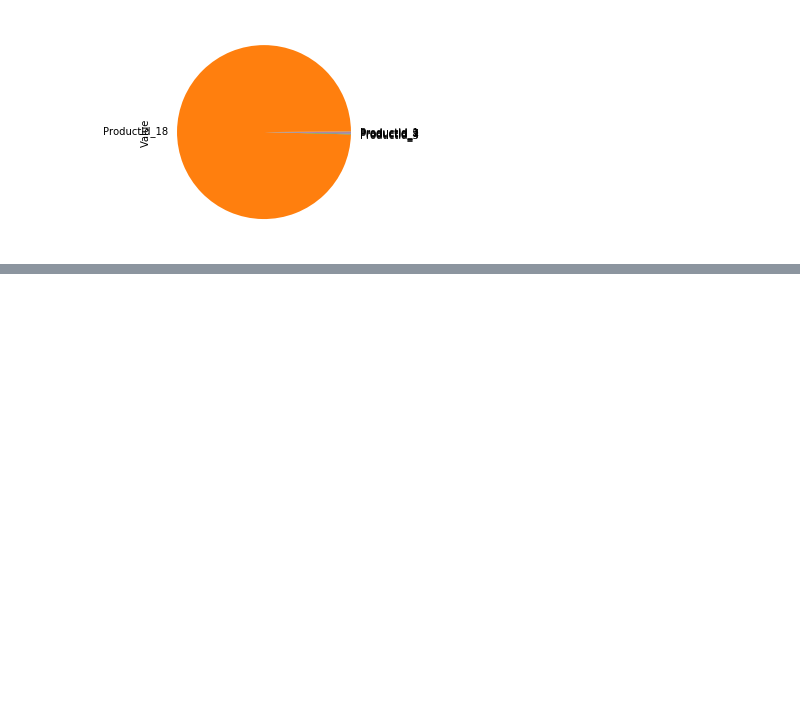
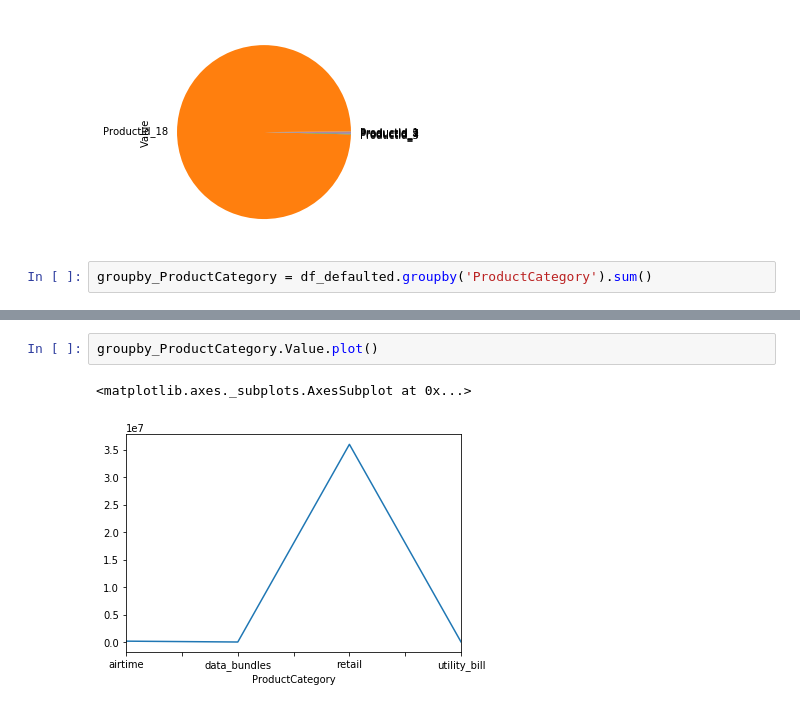
Before and after one commit to H-u-g-o/Credit-Score, a Jupyter notebook: Credit Score.ipynb, the cells around one changed output, grey strips where cells are left out. Drawn from its saved outputs; the diff is of its cells as text; blank space fills up the shorter version.

Commit message:
Adding visualisation

```diff
--- a/Credit Score.ipynb
+++ b/Credit Score.ipynb
@@ -137,3 +137,5 @@ groupby_ProductId.Value.plot(kind='pie')
 # %% [output]
 <matplotlib.axes._subplots.AxesSubplot at 0x...>
 [figure]
+# %%
+groupby_ProductCategory = df_defaulted.groupby('ProductCategory').sum()
@@ -139,0 +151,5 @@ groupby_ProductId.Value.plot(kind='pie')
+# %%
+groupby_ProductCategory.Value.plot()
+# %% [output]
+<matplotlib.axes._subplots.AxesSubplot at 0x...>
+[figure, added]
```
Also changed, not shown: parts of 2 cells of this notebook.
